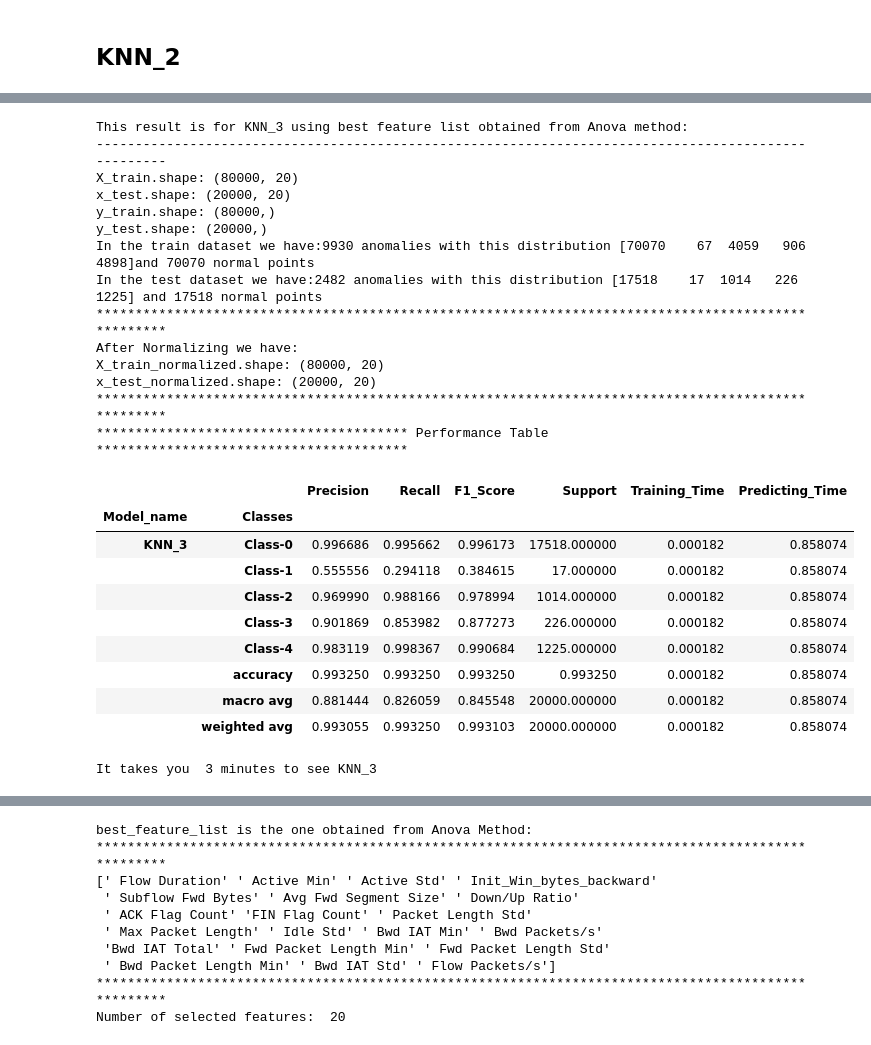
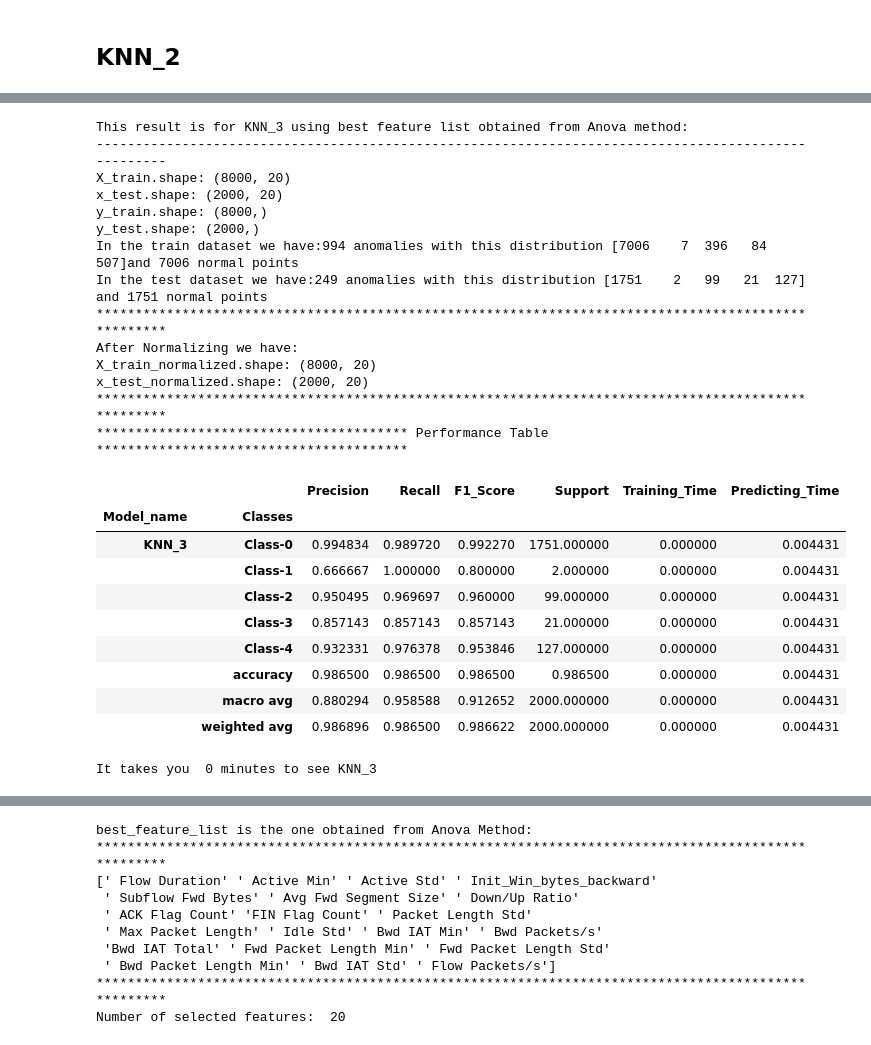
Before and after one commit to Mohammad-Amirifard/Intrusion_Detection, a Jupyter notebook: Notebooks/Part2_KNN_Models.ipynb, the cells around one changed output, grey strips where cells are left out. Drawn from its saved outputs; the diff is of its cells as text; code cells hidden in the pictures.

```diff
--- a/Notebooks/Part2_KNN_Models.ipynb
+++ b/Notebooks/Part2_KNN_Models.ipynb
@@ -128,7 +128,7 @@ clean_df = pd.read_csv(os.path.join(extraction_dir,'clean_df.csv'))
 clean_df = clean_df.sample(frac=1, random_state=42).reset_index(drop=True)
 
 # Here for not wasting time we choose a part of dataset.
-no_sample_to_model = 100000 # Samples
+no_sample_to_model = 10000 # Samples
 clean_df =clean_df[:no_sample_to_model]
 
 
@@ -464,9 +464,9 @@ print(f'\nIt takes you  {int((time.time() - initial_time)/60)} minutes to see KN
 
 # Step7) Save model performance
 current_working_dir = os.getcwd()
-os.makedirs(os.path.join(current_working_dir,'EDA_result'),exist_ok=True)
-EDA_result_folder = os.path.join(current_working_dir,'EDA_result')
-KNN_1_performance_df.to_csv(os.path.join(EDA_result_folder,'KNN_1_performance_df.csv'),index=False)
+os.makedirs(os.path.join(current_working_dir,'Models_results'),exist_ok=True)
+Model_results_folder = os.path.join(current_working_dir,'Models_results')
+KNN_1_performance_df.to_csv(os.path.join(Model_results_folder,'KNN_1_performance_df.csv'),index=True)
 # %% [output]
 This result is for KNN_1 using best feature list obtained from Random Foresrt method:
 ----------------------------------------------------------------------------------------------------
@@ -560,49 +560,49 @@ print('This result is for KNN_3 using best feature list obtained from Anova meth
 print('-'*100)
 
 # Step2) Splitting
 X_train, x_test, y_train, y_test = spliting(df= clean_df, best_feature_list= best_feature_list)
 
 # Step3) Normalizing
 X_train_normalized, x_test_normalized = normalizing(X_train, x_test)
 
 # Step4) Call Model
 k_NN_model, train_time = knn_model(X_train_normalized,y_train,k,metric)
 
 # Step5) Call pred function
 y_pred, pred_time = pred_knn(k_NN_model,x_test_normalized)
 
 
 # Step6) Call Performance
 print('*'*40,'Performance Table','*'*40)
 _,KNN_3_performance_df  = performance('KNN_3',y_test,y_pred,clean_df,train_time,pred_time)
 print(f'It takes you  {int((time.time() - initial_time)/60)} minutes to see KNN_3')
 
 # Step7) Save model performance
-KNN_3_performance_df.to_csv(os.path.join(EDA_result_folder,'KNN_3_performance_df.csv'),index=False)
+KNN_3_performance_df.to_csv(os.path.join(Model_results_folder,'KNN_3_performance_df.csv'),index=True)
 # %% [output]
 This result is for KNN_3 using best feature list obtained from Anova method:
 ----------------------------------------------------------------------------------------------------
-X_train.shape: (80000, 20)
-x_test.shape: (20000, 20)
-y_train.shape: (80000,)
-y_test.shape: (20000,)
-In the train dataset we have:9930 anomalies with this distribution [70070    67  4059   906  4898]and 70070 normal points
-In the test dataset we have:2482 anomalies with this distribution [17518    17  1014   226  1225] and 17518 normal points
+X_train.shape: (8000, 20)
+x_test.shape: (2000, 20)
+y_train.shape: (8000,)
+y_test.shape: (2000,)
+In the train dataset we have:994 anomalies with this distribution [7006    7  396   84  507]and 7006 normal points
+In the test dataset we have:249 anomalies with this distribution [1751    2   99   21  127] and 1751 normal points
 ****************************************************************************************************
 After Normalizing we have:
-X_train_normalized.shape: (80000, 20)
-x_test_normalized.shape: (20000, 20)
+X_train_normalized.shape: (8000, 20)
+x_test_normalized.shape: (2000, 20)
 ****************************************************************************************************
 **************************************** Performance Table ****************************************
 |  |  | Precision | Recall | F1_Score | Support | Training_Time | Predicting_Time |
 | Model_name | Classes |  |  |  |  |  |  |
-| KNN_3 | Class-0 | 0.996686 | 0.995662 | 0.996173 | 17518.000000 | 0.000182 | 0.858074 |
-|  | Class-1 | 0.555556 | 0.294118 | 0.384615 | 17.000000 | 0.000182 | 0.858074 |
-|  | Class-2 | 0.969990 | 0.988166 | 0.978994 | 1014.000000 | 0.000182 | 0.858074 |
-|  | Class-3 | 0.901869 | 0.853982 | 0.877273 | 226.000000 | 0.000182 | 0.858074 |
-|  | Class-4 | 0.983119 | 0.998367 | 0.990684 | 1225.000000 | 0.000182 | 0.858074 |
-|  | accuracy | 0.993250 | 0.993250 | 0.993250 | 0.993250 | 0.000182 | 0.858074 |
-|  | macro avg | 0.881444 | 0.826059 | 0.845548 | 20000.000000 | 0.000182 | 0.858074 |
-|  | weighted avg | 0.993055 | 0.993250 | 0.993103 | 20000.000000 | 0.000182 | 0.858074 |
+| KNN_3 | Class-0 | 0.994834 | 0.989720 | 0.992270 | 1751.000000 | 0.000000 | 0.004431 |
+|  | Class-1 | 0.666667 | 1.000000 | 0.800000 | 2.000000 | 0.000000 | 0.004431 |
+|  | Class-2 | 0.950495 | 0.969697 | 0.960000 | 99.000000 | 0.000000 | 0.004431 |
+|  | Class-3 | 0.857143 | 0.857143 | 0.857143 | 21.000000 | 0.000000 | 0.004431 |
+|  | Class-4 | 0.932331 | 0.976378 | 0.953846 | 127.000000 | 0.000000 | 0.004431 |
+|  | accuracy | 0.986500 | 0.986500 | 0.986500 | 0.986500 | 0.000000 | 0.004431 |
+|  | macro avg | 0.880294 | 0.958588 | 0.912652 | 2000.000000 | 0.000000 | 0.004431 |
+|  | weighted avg | 0.986896 | 0.986500 | 0.986622 | 2000.000000 | 0.000000 | 0.004431 |
-It takes you  3 minutes to see KNN_3
+It takes you  0 minutes to see KNN_3
 # %% [markdown]
```
Also changed, not shown: parts of 13 cells of this notebook, 3 other files.
